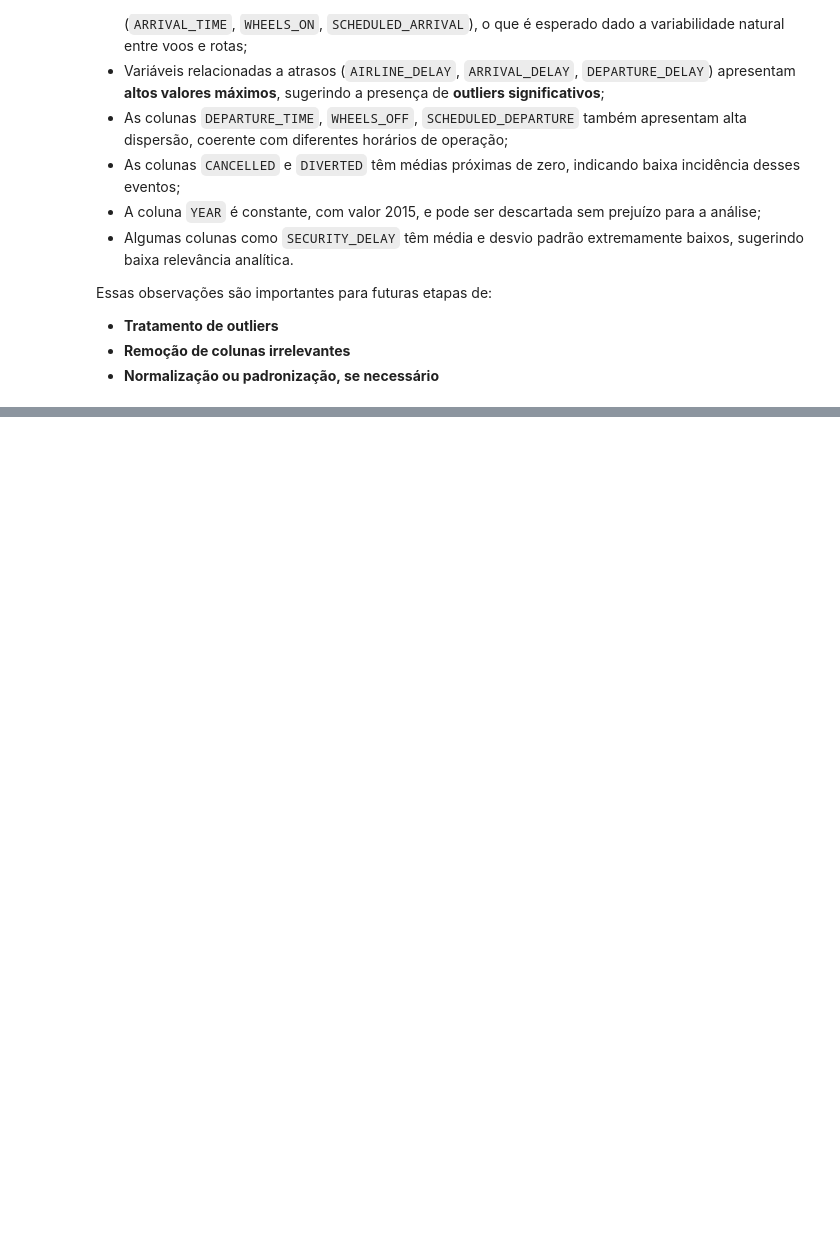
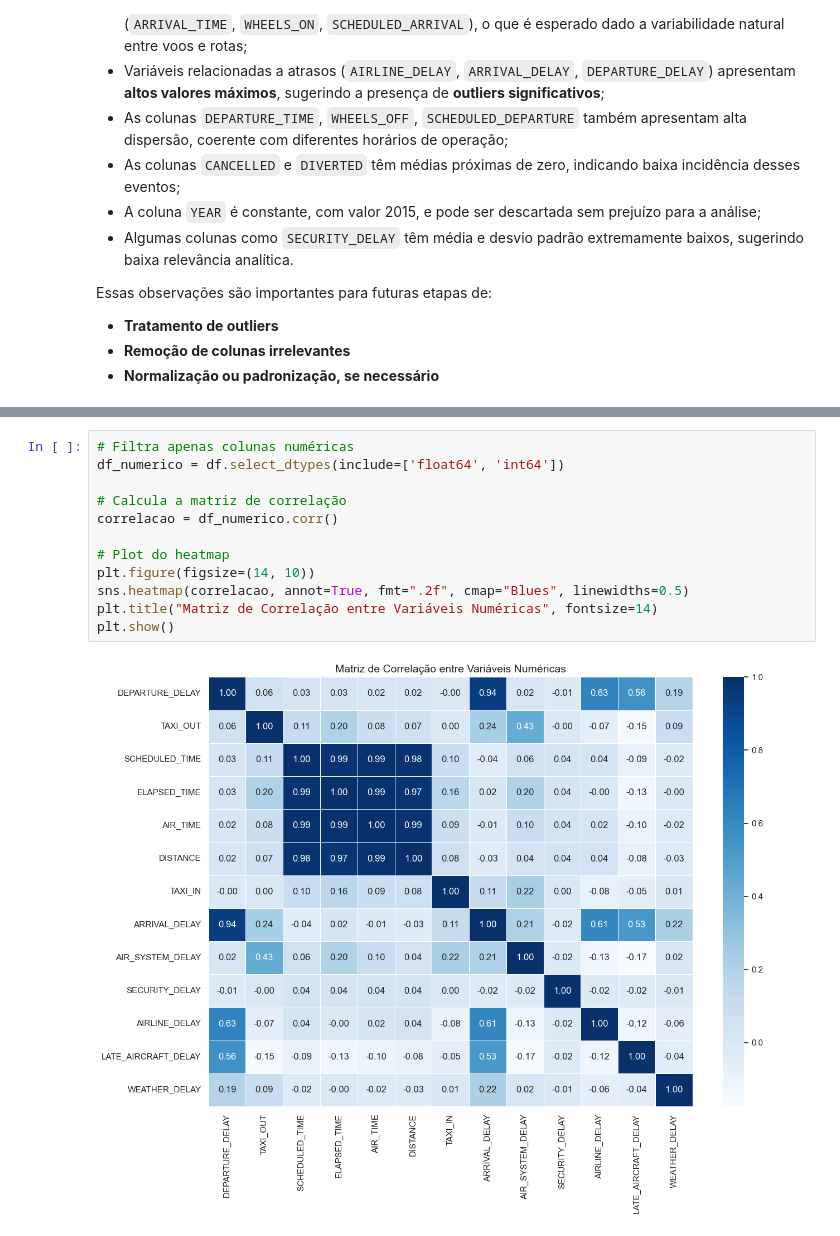
Before and after one commit to Szyfman/MVP_PUC_2, a Jupyter notebook: MVP_2_PUC_Daniel_Szyfman.ipynb, the cells around one changed output, grey strips where cells are left out. Drawn from its saved outputs; the diff is of its cells as text; blank space fills up the shorter version.

```diff
--- a/MVP_2_PUC_Daniel_Szyfman.ipynb
+++ b/MVP_2_PUC_Daniel_Szyfman.ipynb
@@ -195,0 +316,14 @@ Essas observações são importantes para futuras etapas de:
+# %%
+# Filtra apenas colunas numéricas
+df_numerico = df.select_dtypes(include=['float64', 'int64'])
+
+# Calcula a matriz de correlação
+correlacao = df_numerico.corr()
+
+# Plot do heatmap
+plt.figure(figsize=(14, 10))
+sns.heatmap(correlacao, annot=True, fmt=".2f", cmap="Blues", linewidths=0.5)
+plt.title("Matriz de Correlação entre Variáveis Numéricas", fontsize=14)
+plt.show()
+# %% [output]
+[figure, added]
```
Also changed, not shown: parts of 8 cells of this notebook.
